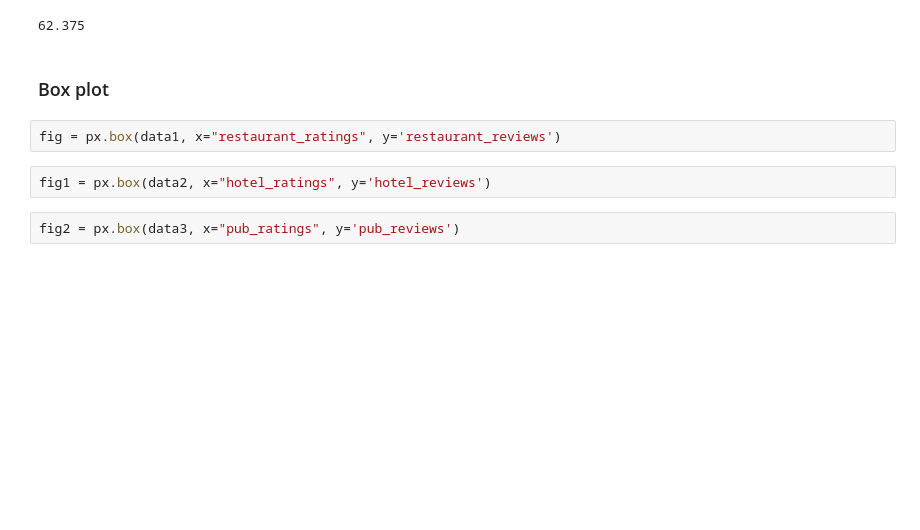
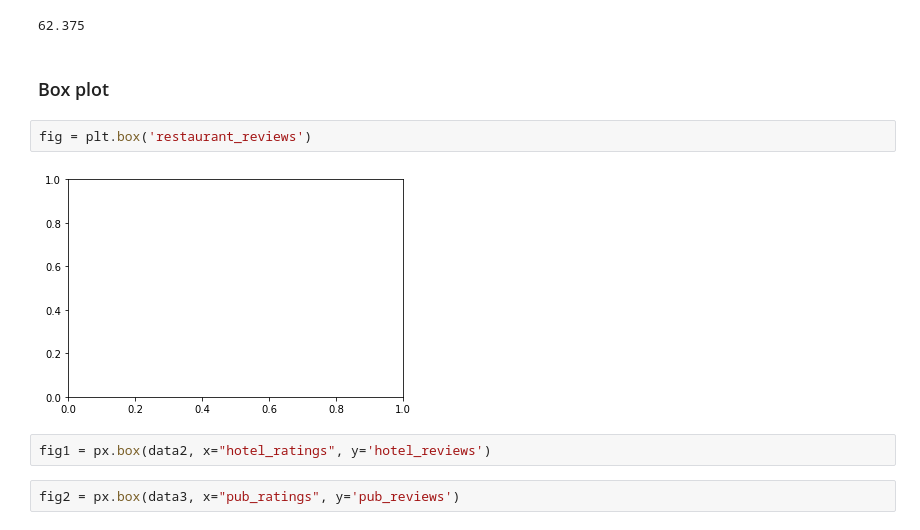
Before and after one commit to Islompulatov/-Build_week, a Jupyter notebook: file_open.ipynb, the cells around one changed output. Drawn from its saved outputs; the diff is of its cells as text; blank space fills up the shorter version.

```diff
--- a/file_open.ipynb
+++ b/file_open.ipynb
@@ -131,7 +131,9 @@ pub2
 # %% [markdown]
 ### Box plot
 # %%
-fig = px.box(data1, x="restaurant_ratings", y='restaurant_reviews')
+fig = plt.box('restaurant_reviews')
+# %% [output]
+[figure, added]
 # %%
 fig1 = px.box(data2, x="hotel_ratings", y='hotel_reviews')
 # %%
```
Also changed, not shown: parts of 4 cells of this notebook.
